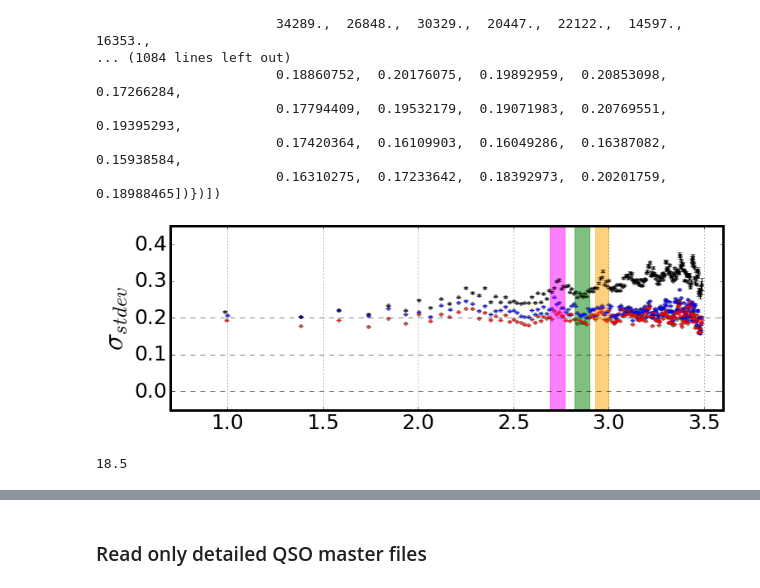
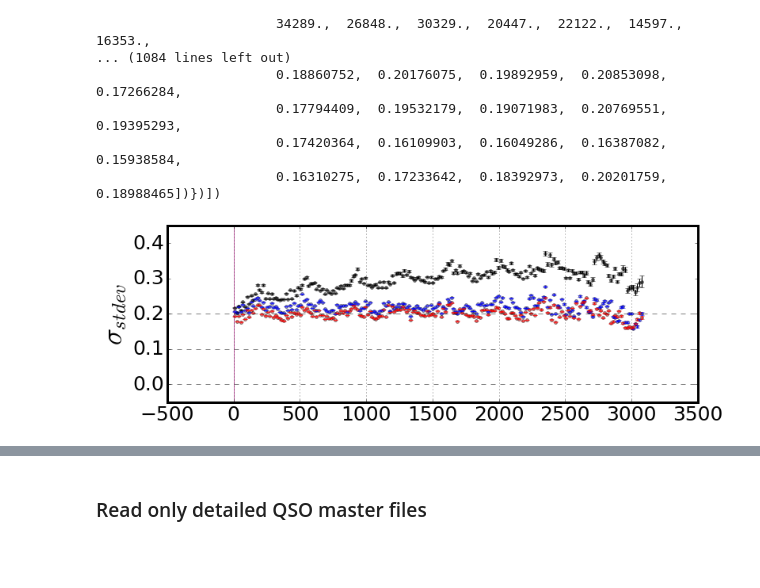
Before and after one commit to suberlak/CRTS_PROJECT, a Jupyter notebook: D_Fig_2_CRTS_sel_r_cut.ipynb, the cells around one changed output, grey strips where cells are left out. Cells and saved outputs as stored; diff of their text form; code cells hidden in the pictures; blank space fills up the shorter version.

```diff
--- a/D_Fig_2_CRTS_sel_r_cut.ipynb
+++ b/D_Fig_2_CRTS_sel_r_cut.ipynb
@@ -66,17 +66,3 @@ Choosing stars with  SDSS   1.00<g-i<3.00
  These cuts reduced the number of qso  in the sample from 7601 to 747
 # %% [markdown]
 ## Read the xi, ei for objects in the r_cut ...
-# %%
-inDirStars   = '../data_products/sf_file_per_LC/stars/'
-inDirQSO = '../data_products/sf_file_per_LC/qso/'
-
-out_dic = {}
-
-good_ids_S_blue = bins['starsB']
-good_ids_S_red = bins['starsR']
-good_ids_QSO = bins['qso']
-
-out_dic = mod.fast_read_xi_ei(inDirStars, inDirQSO, good_ids_S_blue, good_ids_S_red , good_ids_QSO )
-
-# Straight after reading-in xi, ei,   one can proceed directly to part 9) (one bin) or 10 : all bins sigma comparison
-# or to Saving just the log(tau) samples of xi, tau, ei.
@@ -92,0 +71,10 @@ Finished reading all master files for the selected objects ...
+# %%
+inDirStars   = '../data_products/sf_file_per_LC/stars/'
+inDirQSO = '../data_products/sf_file_per_LC/qso/'
+
+out_dic = {}
+
+# read the simple way , no need to do the generic read ...
+out_dic['qso'] = mod.faster_read_xi_ei(inDirSF = inDirQSO,good_ids = good_ids_QSO )
+out_dic['starsB'] = mod.faster_read_xi_ei(inDirSF = inDirStars,good_ids = good_ids_S_blue )
+out_dic['starsR'] = mod.faster_read_xi_ei(inDirSF = inDirStars,good_ids = good_ids_S_red )
@@ -589,38 +584,34 @@ colors= {}
 colors['qso'] = 'black'
 colors['starsB'] = 'blue'
 colors['starsR']   = 'red'
 
 fig,ax = plt.subplots(1,1, figsize=(12,4))
 
 
 # Panel 1
 for obj in plot_data.keys() :
-    ax.scatter(np.log10(plot_data[obj]['meanTau']), plot_data[obj]['stdev'], s=p_size,
+    ax.scatter(plot_data[obj]['meanTau'], plot_data[obj]['stdev'], s=p_size,
                     alpha=p_al, c = colors[obj])
     errStdev = plot_data[obj]['stdev'] / np.sqrt(2.0*(plot_data[obj]['binCount'] - 1.0))
-    ax.errorbar(np.log10(plot_data[obj]['meanTau']), plot_data[obj]['stdev'],errStdev,
+    ax.errorbar(plot_data[obj]['meanTau'], plot_data[obj]['stdev'],errStdev,
                    linestyle='None', c = colors[obj]  )
 
 ax.set_ylabel(r'$\sigma_{stdev}$') # ,fontsize=20
 #ax.tick_params( axis='x', which='both',  bottom='off',
 #                top='off', labelbottom='off')
 ax.set_ylim(bottom=y_bott, top=y_top)
-ax.set_xlim(left=x_left, right=x_right)
+#ax.set_xlim(left=x_left, right=x_right)
 ax.set_yticks([0,0.1,0.2,0.3,0.4])
 ax.set_yticklabels(['0.0','0.1', '0.2', '0.3', '0.4'])
 ax.axhline(y=0.0, color='black', lw=lh_w, ls=lh_st,alpha=lh_al)
 ax.axhline(y=0.1, color='black', lw=lh_w, ls=lh_st,alpha=lh_al)
 ax.axhline(y=0.2, color='black', lw=lh_w, ls=lh_st,alpha=lh_al)
 ax.grid(axis='x')
 
 
 ax.axvspan(2.93, 3.0,  color='orange',alpha=0.5)
 ax.axvspan(2.82,2.9, color='green',alpha=0.5)
 ax.axvspan(2.69,2.77, color='magenta', alpha=0.5)
 plt.savefig(outDir + 'Fig_2_'+str(Min)+'-'+str(Max)+'_stdev_Min_Max.png')
 # %% [output]
-[figure, old version]
+[figure, new version]
-# %%
-Min
-# %% [output]
-18.5
```
Also changed, not shown: parts of 10 cells of this notebook, 1 other file.
